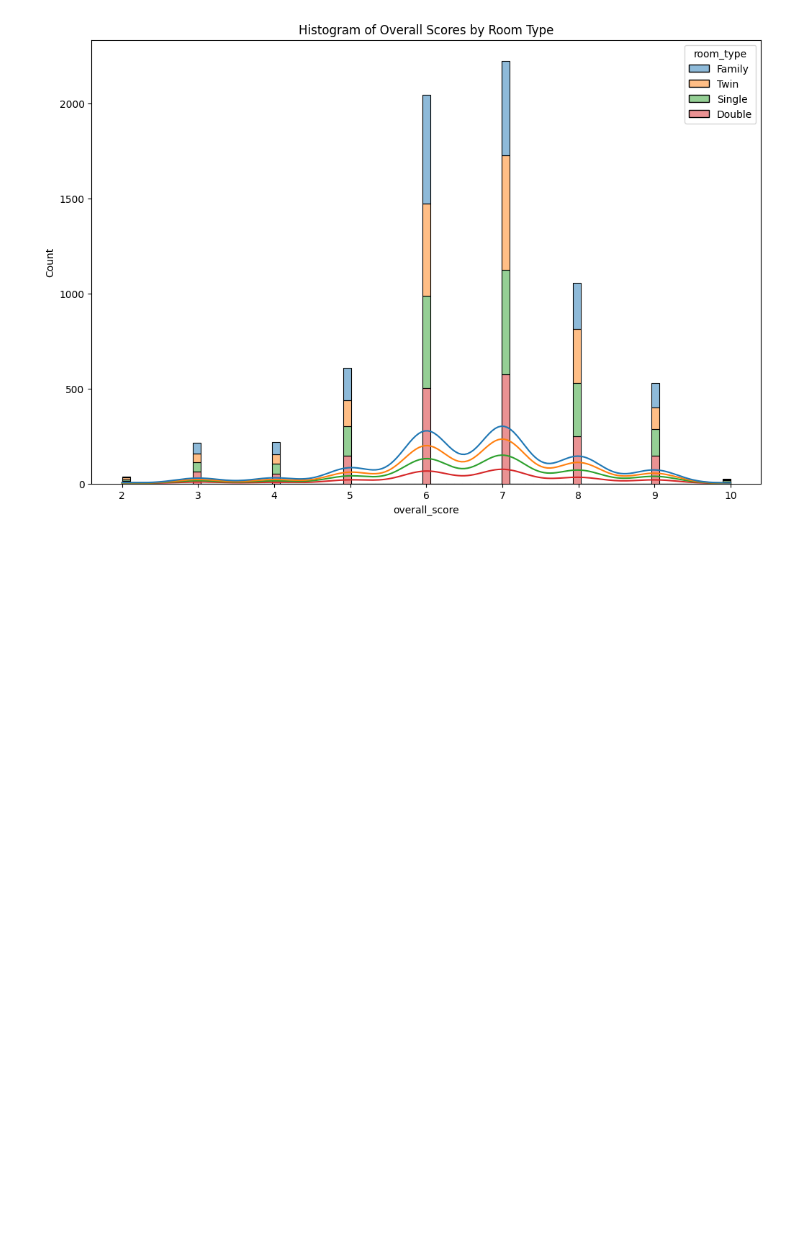
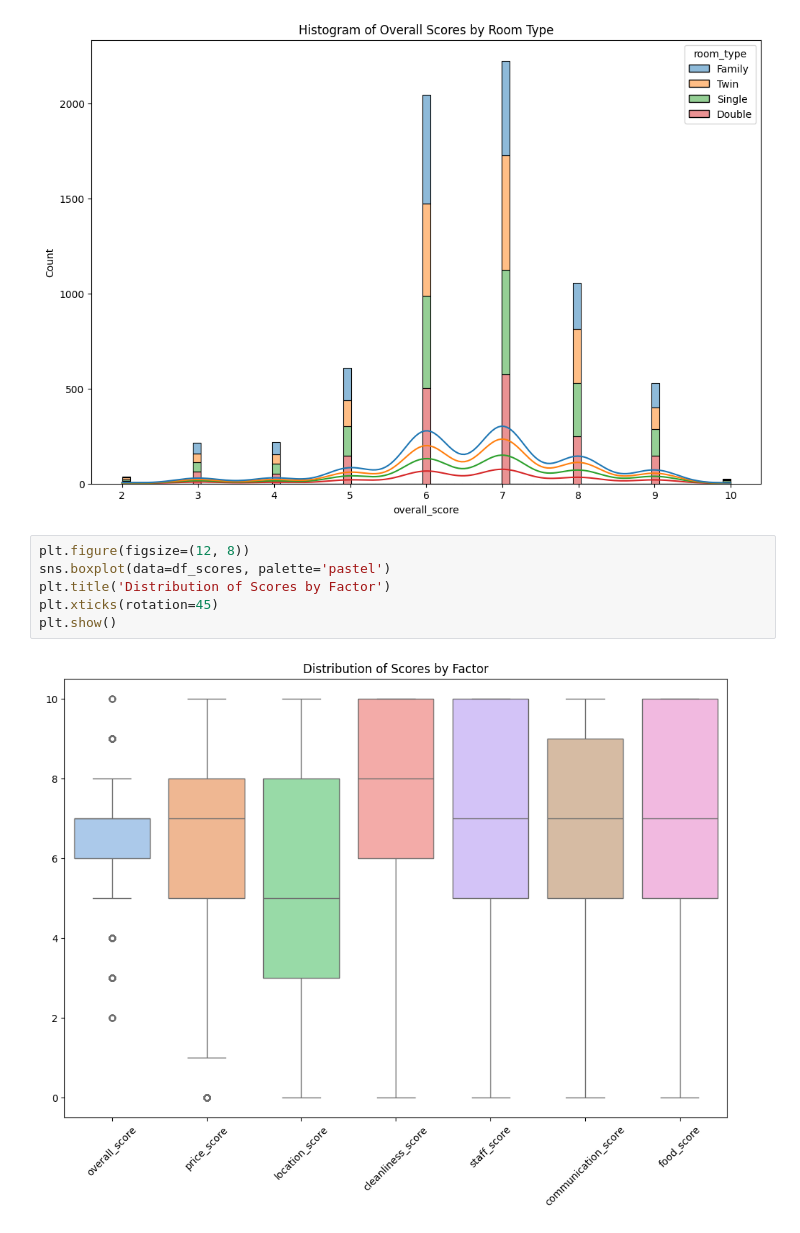
Before and after one commit to WillowStevens/pod-project, a Jupyter notebook: visualizations.ipynb, the cells around one changed output. Saved outputs shown, nothing was run; the diff lists cells and outputs as text; blank space fills up the shorter version.

```diff
--- a/visualizations.ipynb
+++ b/visualizations.ipynb
@@ -50,3 +50,11 @@ plt.title('Histogram of Overall Scores by Room Type')
 plt.show()
 # %% [output]
 [figure]
+# %%
+plt.figure(figsize=(12, 8))
+sns.boxplot(data=df_scores, palette='pastel')
+plt.title('Distribution of Scores by Factor')
+plt.xticks(rotation=45)
+plt.show()
+# %% [output]
+[figure, added]
```
